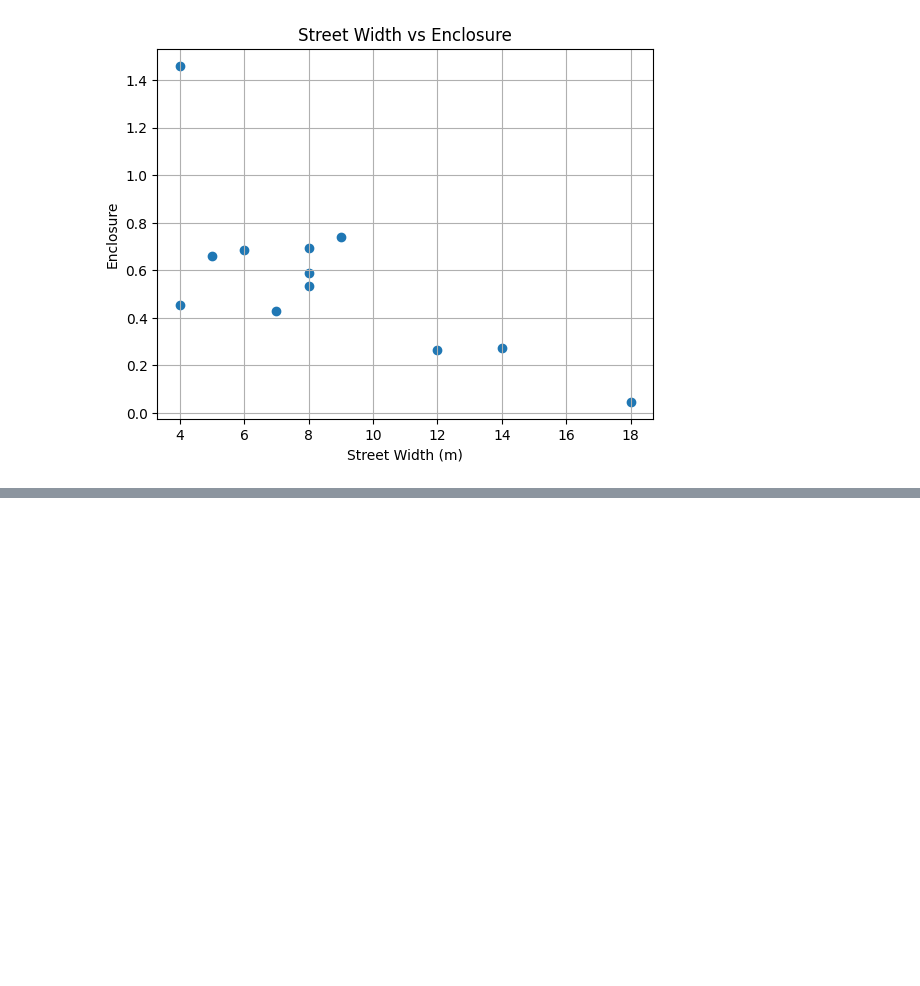
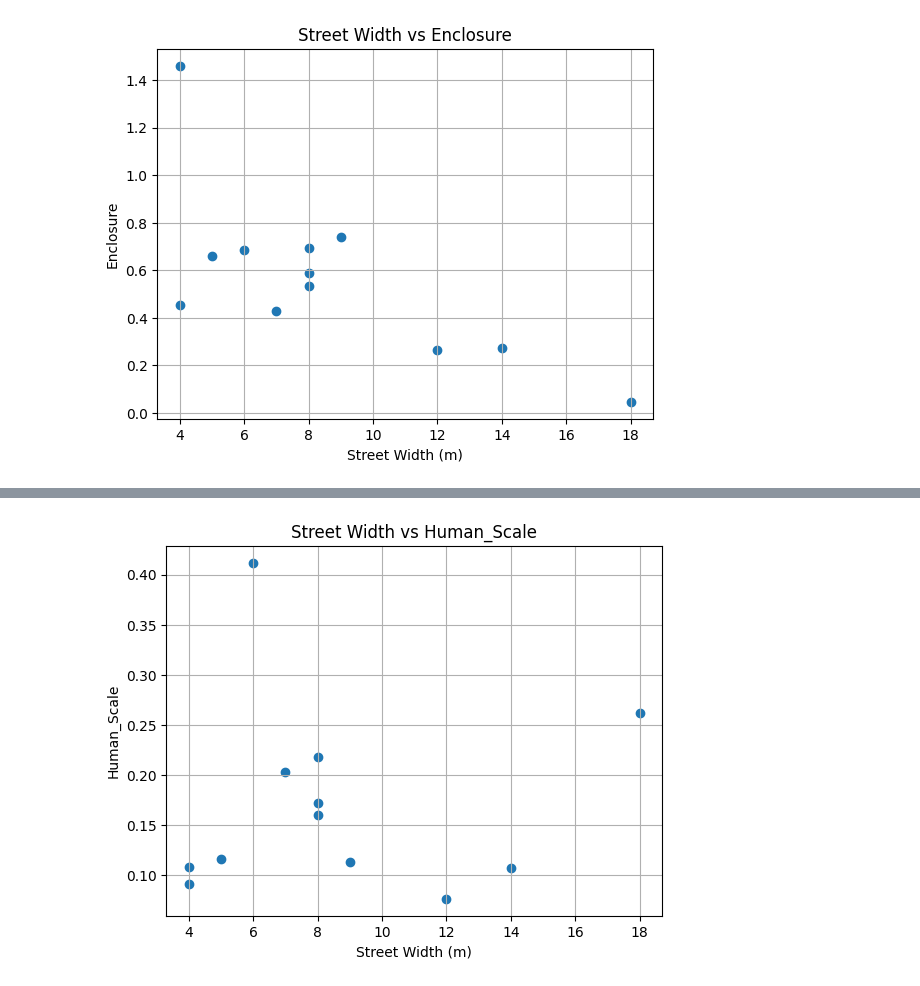
Before and after one commit to Hessam-Maniei/StreetPerception_ML, a Jupyter notebook: notebooks/copyresults.ipynb, the cells around one changed output, grey strips where cells are left out. Drawn from its saved outputs; the diff is of its cells as text; code cells hidden in the pictures; blank space fills up the shorter version.

```diff
--- a/notebooks/copyresults.ipynb
+++ b/notebooks/copyresults.ipynb
@@ -2669,3 +2654,14 @@ plt.grid(True)
 plt.show()
 # %% [output]
 [figure]
+# %%
+numeric_df_street= all_streets_groups_Ratios.select_dtypes(include="number")
+
+numeric_df_street["Imageability"] = (
+   numeric_df_street["Trees with columnar shape"] +
+   numeric_df_street["Water"] +
+   numeric_df_street["Wall_pixels"] +
+   numeric_df_street["merge_E_H_N"]
+)
+
+display(numeric_df_street["Imageability"])
@@ -2671,0 +2682,12 @@ plt.show()
+# %%
+epsilon = 1e-6  # small constant for numerical stability
+
+numeric_df_street["Human_Scale"] = (
+   numeric_df_street["Plant cover"] +
+   numeric_df_street["Person sitting"] +
+   numeric_df_street["Person standing"] +
+   numeric_df_street["merge_E_H_N"] +
+   numeric_df_street["merge_B_C_D_"]
+)
+
+display(numeric_df_street["Human_Scale"])
@@ -2671,0 +2736,10 @@ plt.show()
+# %%
+
+plt.scatter(numeric_df_street["Width_m"], numeric_df_street["Human_Scale"])
+plt.xlabel("Street Width (m)")
+plt.ylabel("Human_Scale")
+plt.title("Street Width vs Human_Scale")
+plt.grid(True)
+plt.show()
+# %% [output]
+[figure, added]
```
Also changed, not shown: parts of 12 cells of this notebook, 2 other files.
